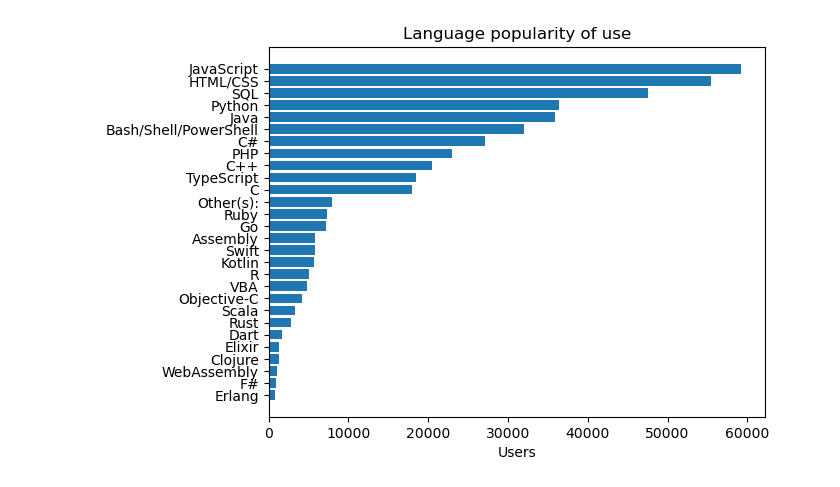
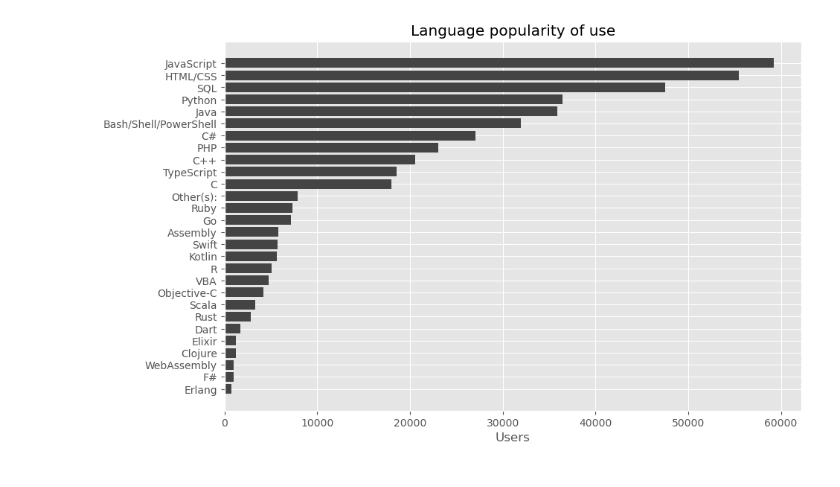
Before and after one commit to padrigon-lynbert/Matplotlib-2024, a Jupyter notebook: p2/main2.ipynb, the cells around one changed output. Drawn from its saved outputs; the diff is of its cells as text; code cells hidden in the pictures.

Commit message:
bar/h chart

```diff
--- a/p2/main2.ipynb
+++ b/p2/main2.ipynb
@@ -27,12 +27,16 @@ languages = list(df['lang'])
 count = list(df['count'])
 # %%
 # plt.barh(languages, count)
+plt.style.use('ggplot')
 
 plt.title('Language popularity of use')
 # # plt.ylabel('languages')
 plt.xlabel('Users')
 
-plt.barh(df['lang'], df['count'])
+plt.barh(df['lang'], df['count'], color='#444444')
+plt.gcf().set_size_inches(10, len(df) * 0.23)
+
+
 plt.savefig('plot.png', bbox_inches='tight')
 # %% [output]
-[figure, old version]
+[figure, new version]
```
